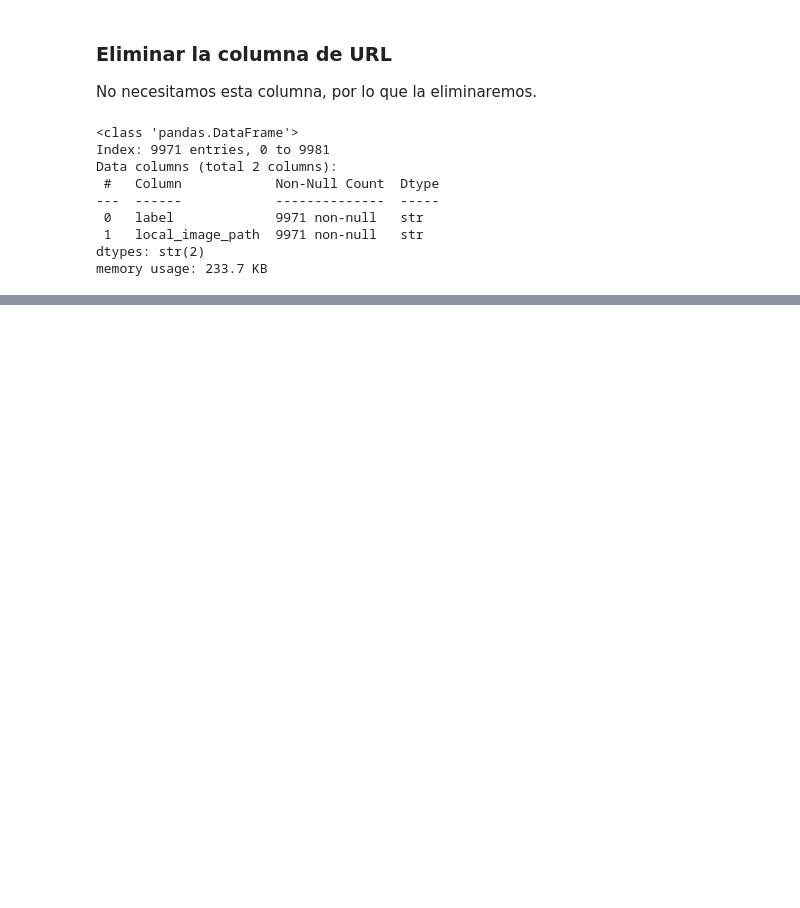
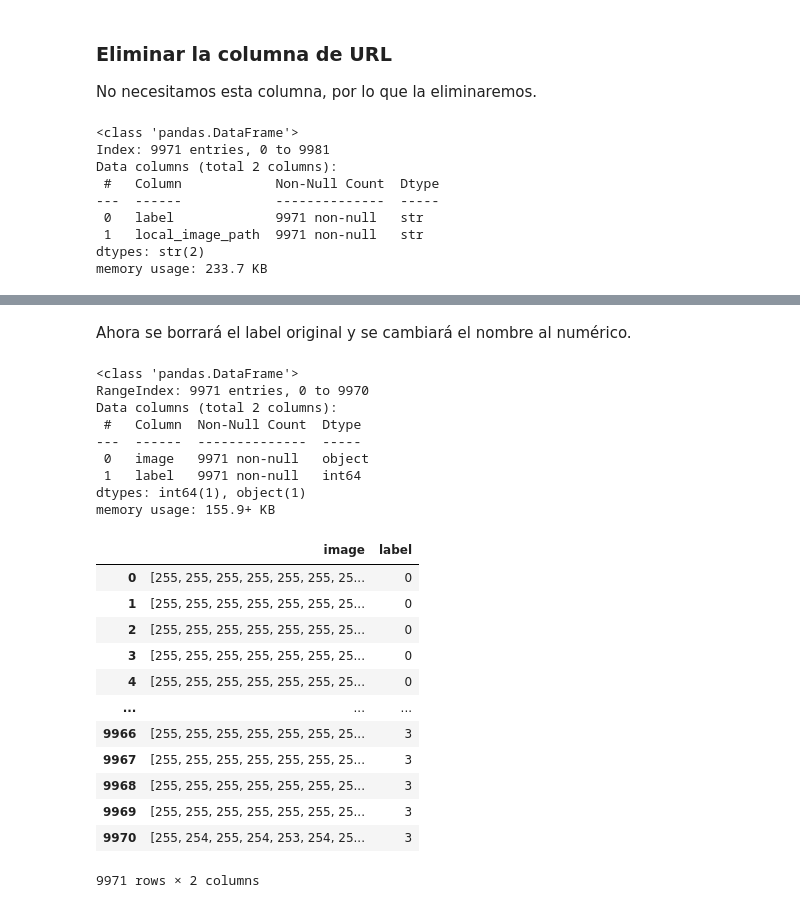
Before and after one commit to Latency-Zero-tfm/HardVisionAI, a Jupyter notebook: notebooks/dataset_03.ipynb, the cells around one changed output, grey strips where cells are left out. Drawn from its saved outputs; the diff is of its cells as text; code cells hidden in the pictures; blank space fills up the shorter version.

```diff
--- a/notebooks/dataset_03.ipynb
+++ b/notebooks/dataset_03.ipynb
@@ -141,0 +242,31 @@ En este apartado se hara que todas las imagenes tengan la misma proporcion.
+# %% [markdown]
+Ahora se borrará el label original y se cambiará el nombre al numérico.
+# %%
+df_vector = df_vector.drop(columns=["label"])
+df_vector = df_vector.rename(columns={"label_num": "label"})
+# %%
+df_vector.info()
+df_vector
+# %% [output]
+<class 'pandas.DataFrame'>
+RangeIndex: 9971 entries, 0 to 9970
+Data columns (total 2 columns):
+ #   Column  Non-Null Count  Dtype
+---  ------  --------------  -----
+ 0   image   9971 non-null   object
+ 1   label   9971 non-null   int64
+dtypes: int64(1), object(1)
+memory usage: 155.9+ KB
+|  | image | label |
+| 0 | [255, 255, 255, 255, 255, 255, 25... | 0 |
+| 1 | [255, 255, 255, 255, 255, 255, 25... | 0 |
+| 2 | [255, 255, 255, 255, 255, 255, 25... | 0 |
+| 3 | [255, 255, 255, 255, 255, 255, 25... | 0 |
+| 4 | [255, 255, 255, 255, 255, 255, 25... | 0 |
+| ... | ... | ... |
+| 9966 | [255, 255, 255, 255, 255, 255, 25... | 3 |
+| 9967 | [255, 255, 255, 255, 255, 255, 25... | 3 |
+| 9968 | [255, 255, 255, 255, 255, 255, 25... | 3 |
+| 9969 | [255, 255, 255, 255, 255, 255, 25... | 3 |
+| 9970 | [255, 254, 255, 254, 253, 254, 25... | 3 |
+9971 rows × 2 columns
```
Also changed, not shown: parts of 18 cells of this notebook, 3 other files.
